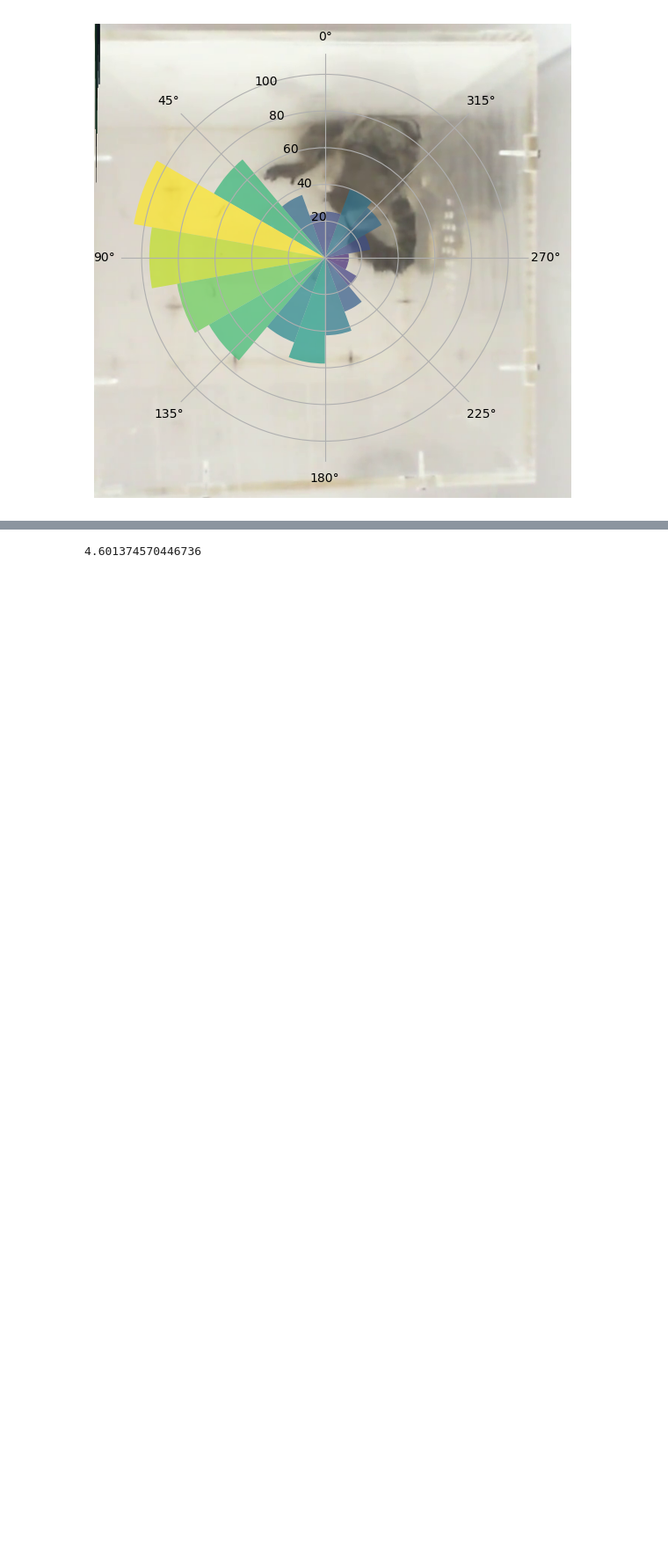
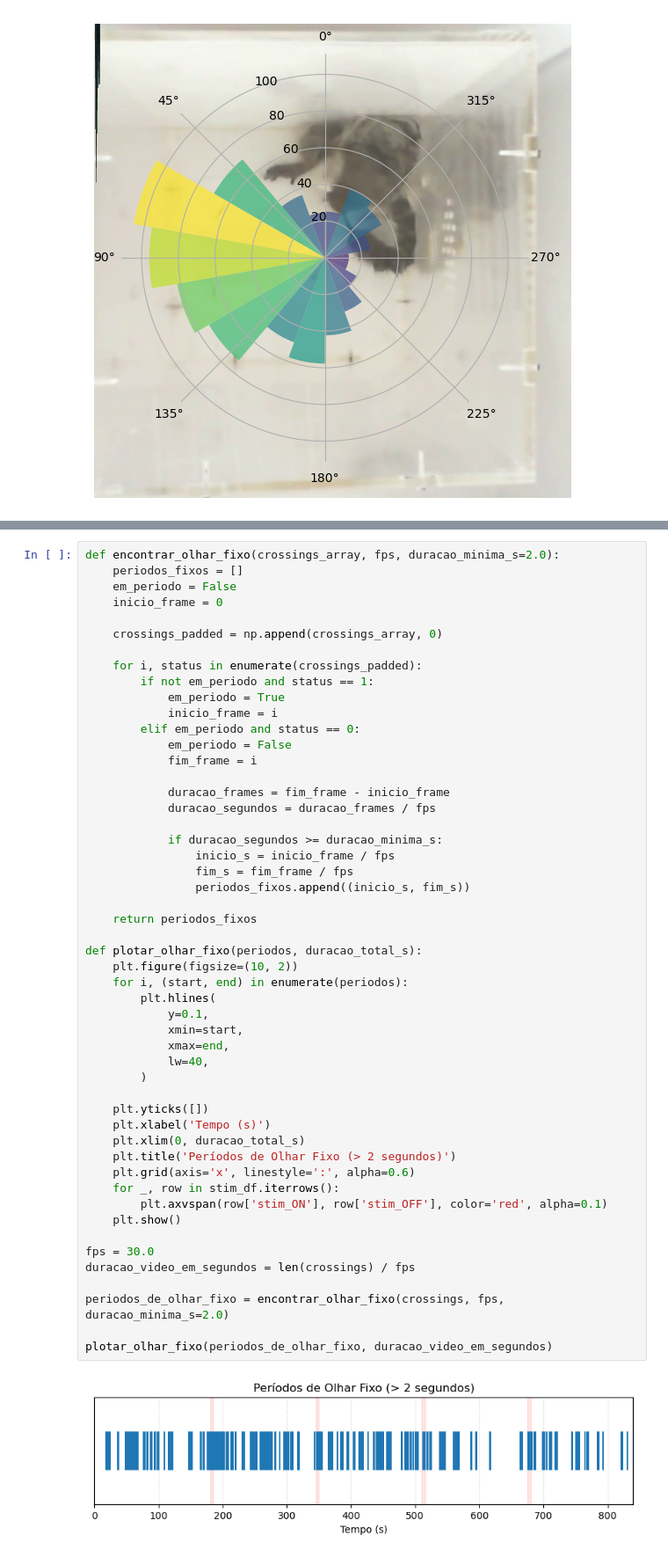
Before and after one commit to gabirochac/marmotrack, a Jupyter notebook: low_level_functions/tracking.ipynb, the cells around one changed output, grey strips where cells are left out. Shown at 88% size. Drawn from its saved outputs; the diff is of its cells as text; blank space fills up the shorter version.

```diff
--- a/low_level_functions/tracking.ipynb
+++ b/low_level_functions/tracking.ipynb
@@ -429,3 +429,53 @@ plt.show()
 # %%
+def encontrar_olhar_fixo(crossings_array, fps, duracao_minima_s=2.0):
+    periodos_fixos = []
+    em_periodo = False
+    inicio_frame = 0
+
+    crossings_padded = np.append(crossings_array, 0)
+
+    for i, status in enumerate(crossings_padded):
+        if not em_periodo and status == 1:
+            em_periodo = True
+            inicio_frame = i
+        elif em_periodo and status == 0:
+            em_periodo = False
+            fim_frame = i
+
+            duracao_frames = fim_frame - inicio_frame
+            duracao_segundos = duracao_frames / fps
+
+            if duracao_segundos >= duracao_minima_s:
+                inicio_s = inicio_frame / fps
+                fim_s = fim_frame / fps
+                periodos_fixos.append((inicio_s, fim_s))
+
+    return periodos_fixos
+
+def plotar_olhar_fixo(periodos, duracao_total_s):
+    plt.figure(figsize=(10, 2))
+    for i, (start, end) in enumerate(periodos):
+        plt.hlines(
+            y=0.1,
+            xmin=start,
+            xmax=end,
+            lw=40,
+        )
+
+    plt.yticks([])
+    plt.xlabel('Tempo (s)')
+    plt.xlim(0, duracao_total_s)
+    plt.title('Períodos de Olhar Fixo (> 2 segundos)')
+    plt.grid(axis='x', linestyle=':', alpha=0.6)
+    for _, row in stim_df.iterrows():
+        plt.axvspan(row['stim_ON'], row['stim_OFF'], color='red', alpha=0.1)
+    plt.show()
+
+fps = 30.0
+duracao_video_em_segundos = len(crossings) / fps
+
+periodos_de_olhar_fixo = encontrar_olhar_fixo(crossings, fps, duracao_minima_s=2.0)
+
+plotar_olhar_fixo(periodos_de_olhar_fixo, duracao_video_em_segundos)
 # %% [output]
-4.601374570446736
+[figure, added]
```
Also changed, not shown: parts of 5 cells of this notebook.
